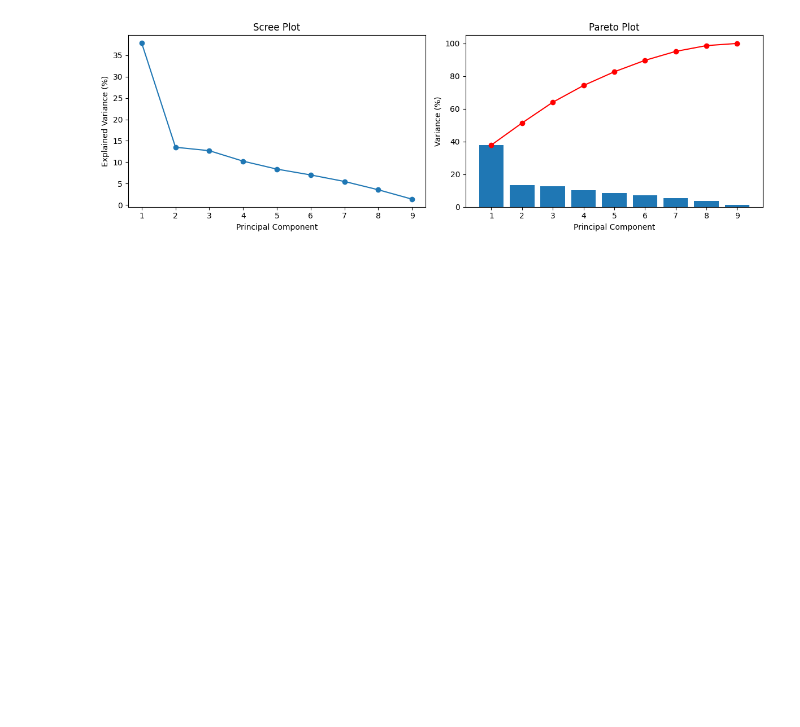
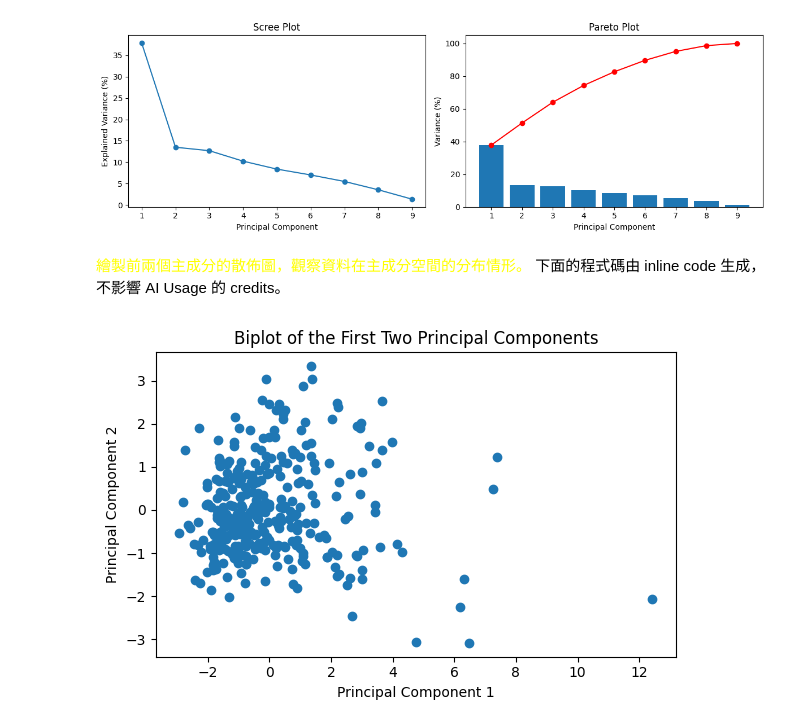
Before and after one commit to ntpuccw/ML_inCLassCoding, a Jupyter notebook: gar0907.ipynb, the cells around one changed output. Drawn from its saved outputs; the diff is of its cells as text; code cells hidden in the pictures; blank space fills up the shorter version.

```diff
--- a/gar0907.ipynb
+++ b/gar0907.ipynb
@@ -103,3 +103,21 @@ plt.tight_layout()
 plt.show()
 # %% [output]
 [figure]
+# %% [markdown]
+<font color="yellow">繪製前兩個主成分的散佈圖，觀察資料在主成分空間的分布情形。</font>
+下面的程式碼由 inline code 生成，不影響 AI Usage 的 credits。
+# %%
+# draw a biplot of the first two principal components
+pca_2d = PCA(n_components=2)
+pca_2d.fit(normalized_df)
+transformed_df = pca_2d.transform(normalized_df)
+
+fig, ax = plt.subplots(figsize=(6, 4))
+ax.scatter(transformed_df[:, 0], transformed_df[:, 1])
+ax.set_xlabel("Principal Component 1")
+ax.set_ylabel("Principal Component 2")
+ax.set_title("Biplot of the First Two Principal Components")
+plt.tight_layout()
+plt.show()
+# %% [output]
+[figure, added]
```
